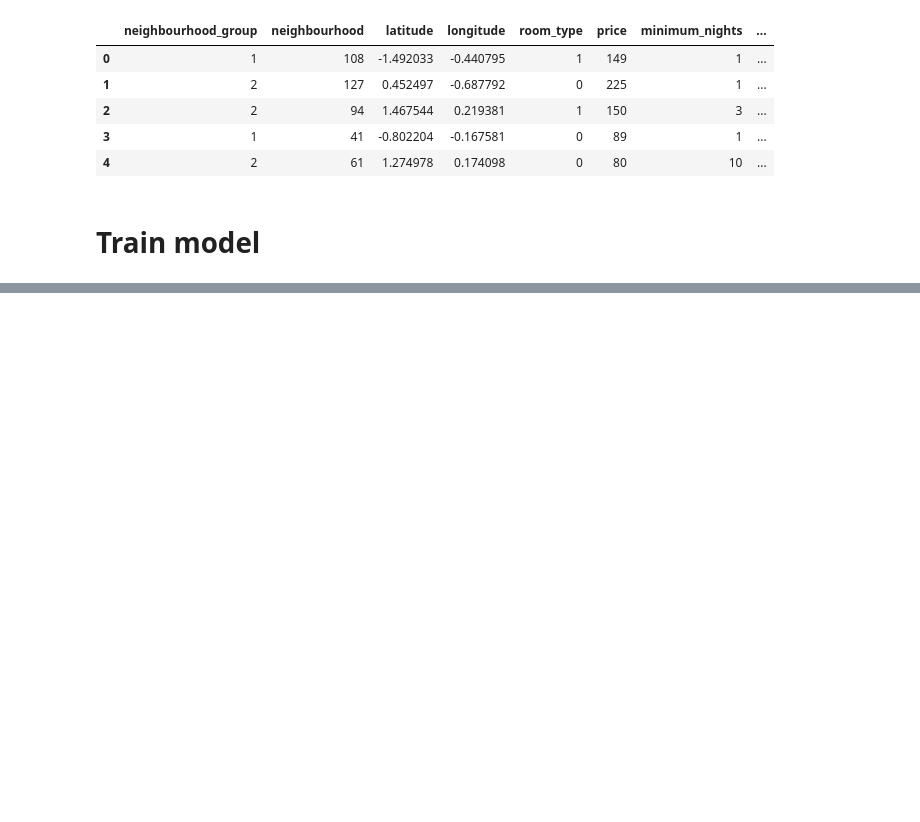
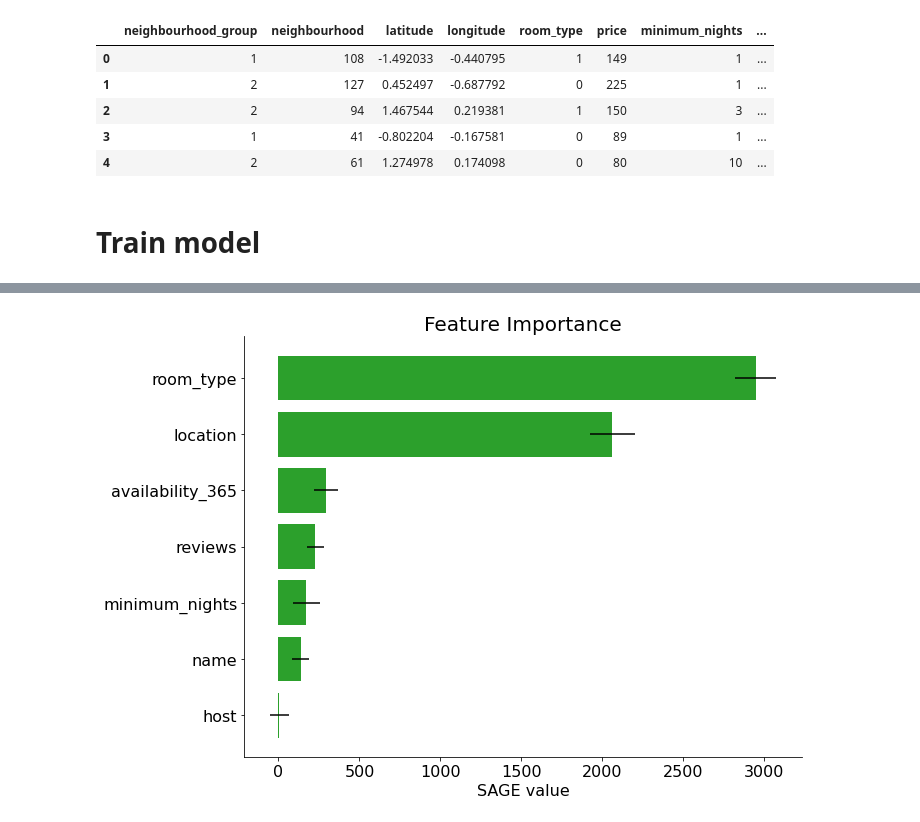
Before and after one commit to iancovert/sage, a Jupyter notebook: airbnb.ipynb, the cells around one changed output, grey strips where cells are left out. Saved outputs shown, nothing was run; the diff lists cells and outputs as text; code cells hidden in the pictures; blank space fills up the shorter version.

Commit message:
Support feature grouping

```diff
--- a/airbnb.ipynb
+++ b/airbnb.ipynb
@@ -209,0 +212,25 @@ sage_values.plot(feature_names)
+# %%
+# Feature groups
+feature_groups = group_names = {
+    'location': ['latitude', 'longitude', 'neighbourhood', 'neighbourhood_group'],
+    'name': ['name_words', 'name_length', 'name_isupper'],
+    'reviews': ['last_review', 'reviews_per_month', 'number_of_reviews'],
+    'host': ['host_gender', 'calculated_host_listings_count']
+}
+group_names = [group for group in feature_groups]
+for col in feature_names:
+    if np.all([col not in group[1] for group in feature_groups.items()]):
+        group_names.append(col)
+
+# Group indices
+groups = []
+for _, group in feature_groups.items():
+    ind_list = []
+    for feature in group:
+        ind_list.append(cols.index(feature))
+    groups.append(ind_list)
+# %%
+# Setup and calculate
+imputer = sage.GroupedMarginalImputer(test, groups, samples=512)
+sampler = sage.PermutationSampler(model, imputer, 'mse')
+sage_values = sampler(test, Y_test)
@@ -209,0 +253,5 @@ sage_values.plot(feature_names)
+# %%
+# Plot results
+sage_values.plot(group_names)
+# %% [output]
+[figure, added]
```
Also changed, not shown: parts of 6 cells of this notebook, 7 other files.
